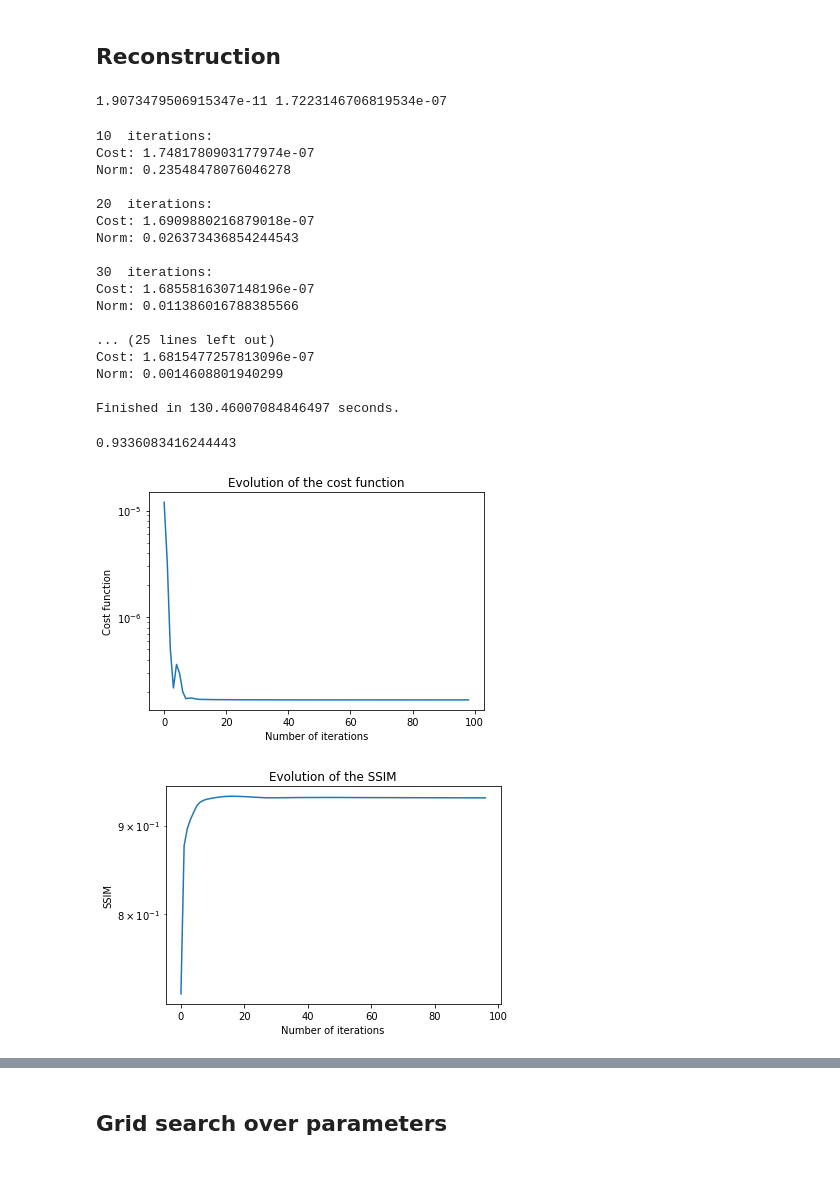
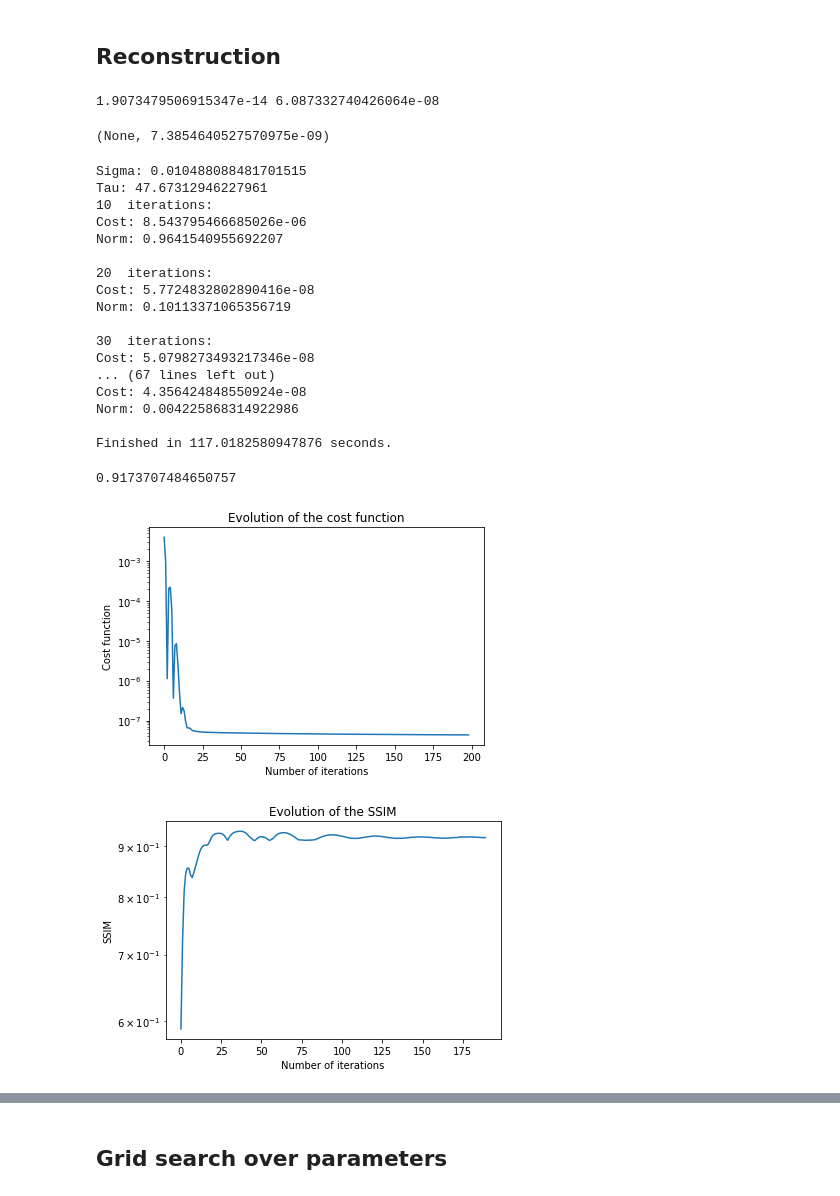
Before and after one commit to Biagig/Learning-Sampling-Pattern, a Jupyter notebook: Example.ipynb, the cells around one changed output, grey strips where cells are left out. Drawn from its saved outputs; the diff is of its cells as text; code cells hidden in the pictures.

```diff
--- a/Example.ipynb
+++ b/Example.ipynb
@@ -19,7 +37,7 @@ import matplotlib.pyplot as plt
 ### Fourier operator and noise
 # %%
 u0 = get_sample_data('2d-mri')
-u0_mat = u0.data+0j*u0.data
+u0_mat = u0.data*(1+0j)
 
 n=u0_mat.shape[0]
 x = np.linspace(0,n,n,endpoint=False)/n-0.5
@@ -32,7 +50,7 @@ fourier_op = NonCartesianFFT(samples=kspace_loc, shape=u0.shape,implementation='
 
 # Adding noise
 (n1,n2) = u0.shape
-s = 1e-6
+s = 0.5e-6
 # Computing y with non-cartesian Fourier transform
 fourier_op = NonCartesianFFT(samples=kspace_loc, shape=u0.shape,implementation='cpu')
 y = (1+0j)*fourier_op.op(u0_mat)+s*np.random.randn(2*n*n).view(np.complex128)
@@ -52,8 +70,8 @@ new_loc = kspace_loc[np.where(p)]
 #pysap.Image(data = convert_locations_to_mask(np.array(new_loc),u0.shape)).show()
 
 #Wavelet
-#linear_op = WaveletN(wavelet_name="db8",nb_scale=4,padding_mode = "periodization")
-linear_op = WaveletUD2(wavelet_id=24,nb_scale=3)
+linear_op = WaveletN(wavelet_name="sym8",nb_scale=4,padding_mode = "periodization")
+#linear_op = WaveletUD2(wavelet_id=24,nb_scale=3)
 # %%
 #ifft on noised data = base result
 uk = fourier_op.adj_op(p*y)
@@ -72,37 +90,38 @@ from algo.cost_utils import f1,f2,g
 # %%
-param = {"pn1":2.15e-7,"epsilon":1e-5,"gamma":1e-10}
+param = {"pn1":5.5e-7,"epsilon":1e-8,"gamma":1e-10}
 # %%
-print(g(u0_mat,param["epsilon"]),f2(linear_op.op(u0_mat),param["pn1"],param["gamma"]))
+print(g(u0_mat,param["epsilon"]),f2(linear_op.op(u0_mat),param["pn1"],param["gamma"])),f1(u0_mat,p,y,fourier_op)
 # %% [output]
-1.9073479506915347e-11 1.7223146706819534e-07
+1.9073479506915347e-14 6.087332740426064e-08
+(None, 7.3854640527570975e-09)
 # %%
 # -- Solving --
-# myconst = {"sigma":1.15,"tau":0.43}
-uk,norms,energy,ssims = pdhg(y,p,fourier_op,linear_op,param,ground_truth=u0_mat,maxit=100)
+# myconst = {"sigma":0.05,"tau":5}
+uk,norms,energy,ssims = pdhg(y,p,fourier_op,linear_op,param,ground_truth=u0_mat,maxit=200)
 # %% [output]
+Sigma: 0.010488088481701515
+Tau: 47.67312946227961
 10  iterations:
-Cost: 1.7481780903177974e-07
-Norm: 0.23548478076046278
+Cost: 8.543795466685026e-06
+Norm: 0.9641540955692207
 
 20  iterations:
-Cost: 1.6909880216879018e-07
-Norm: 0.026373436854244543
+Cost: 5.7724832802890416e-08
+Norm: 0.10113371065356719
 
 30  iterations:
-Cost: 1.6855816307148196e-07
-Norm: 0.011386016788385566
+Cost: 5.0798273493217346e-08
+... (67 lines left out)
+Cost: 4.356424848550924e-08
+Norm: 0.004225868314922986
 
-... (25 lines left out)
-Cost: 1.6815477257813096e-07
-Norm: 0.0014608801940299
-
-Finished in 130.46007084846497 seconds.
+Finished in 117.0182580947876 seconds.
 # %%
 #Showing
 print(ssim(u0_mat,uk))
 pysap.Image(data = np.abs(uk)).show()
 # %% [output]
-0.9336083416244443
+0.9173707484650757
 # %%
 pysap.Image(data = np.abs(uk-u0_mat)).show()
 # %%
@@ -114,21 +133,21 @@ plt.xlabel("Number of iterations")
 plt.ylabel("Cost function")
 plt.title("Evolution of the cost function")
 plt.yscale("log")
-#plt.savefig("Comparisons/undecimated/pdhg/energy.png")
+#plt.savefig("Comparisons/haar/pdhg/Complex/energy.png")
 plt.show()
 # %% [output]
-[figure, old version]
+[figure, new version]
 # %%
-plt.plot(ssims[3:])
+plt.plot(ssims[10:])
 plt.yscale("log")
 plt.xlabel("Number of iterations")
 plt.ylabel("SSIM")
 plt.title("Evolution of the SSIM")
 plt.yscale("log")
-#plt.savefig("Comparisons/undecimated/pdhg/metrics.png")
+#plt.savefig("Comparisons/haar/pdhg/Complex/metrics.png")
 plt.show()
 # %% [output]
-[figure, old version]
+[figure, new version]
 # %%
 plt.plot(norms)
 plt.yscale("log")
```
Also changed, not shown: parts of 10 cells of this notebook, 2 other files.
